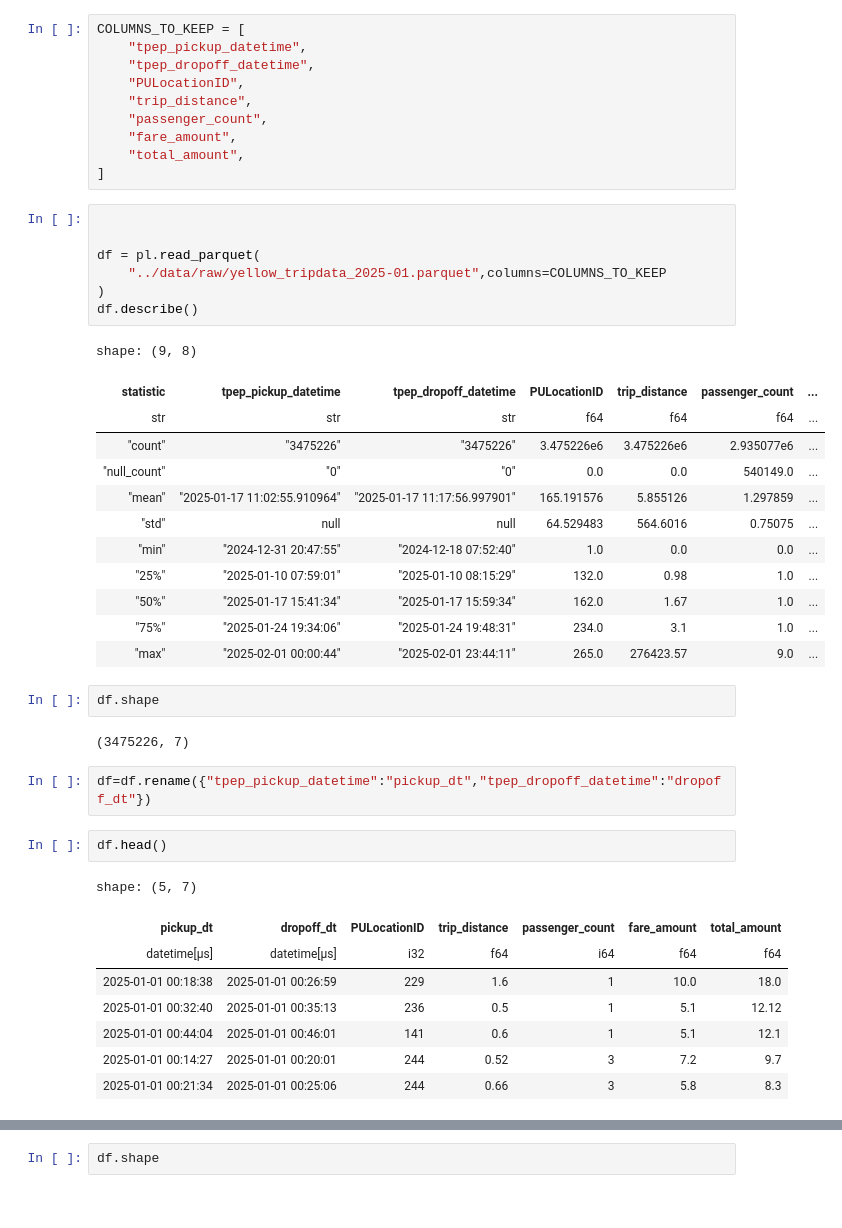
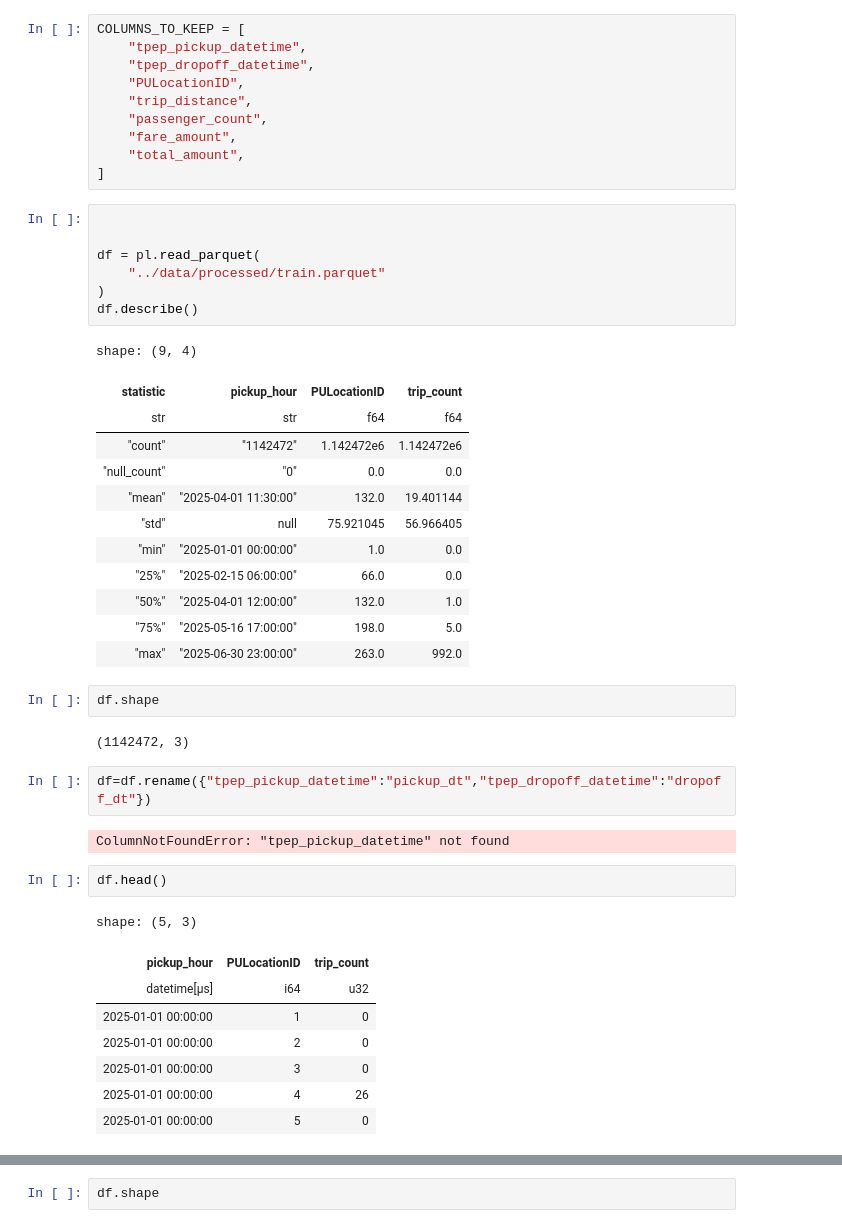
Before and after one commit to anjaneyajavvadi/Ride-Demand-Prediction-System, a Jupyter notebook: notebooks/v1.ipynb, the cells around one changed output, grey strips where cells are left out. Cells and saved outputs as stored; diff of their text form.

```diff
--- a/notebooks/v1.ipynb
+++ b/notebooks/v1.ipynb
@@ -13,40 +24,42 @@ COLUMNS_TO_KEEP = [
 # %%
 
 
 df = pl.read_parquet(
-    "../data/raw/yellow_tripdata_2025-01.parquet",columns=COLUMNS_TO_KEEP
+    "../data/processed/train.parquet"
 )
 df.describe()
 # %% [output]
-shape: (9, 8)
+shape: (9, 4)
-| statistic | tpep_pickup_datetime | tpep_dropoff_datetime | PULocationID | trip_distance | passenger_count | ... |
-| str | str | str | f64 | f64 | f64 | ... |
-| "count" | "3475226" | "3475226" | 3.475226e6 | 3.475226e6 | 2.935077e6 | ... |
-| "null_count" | "0" | "0" | 0.0 | 0.0 | 540149.0 | ... |
-| "mean" | "2025-01-17 11:02:55.910964" | "2025-01-17 11:17:56.997901" | 165.191576 | 5.855126 | 1.297859 | ... |
-| "std" | null | null | 64.529483 | 564.6016 | 0.75075 | ... |
-| "min" | "2024-12-31 20:47:55" | "2024-12-18 07:52:40" | 1.0 | 0.0 | 0.0 | ... |
-| "25%" | "2025-01-10 07:59:01" | "2025-01-10 08:15:29" | 132.0 | 0.98 | 1.0 | ... |
-| "50%" | "2025-01-17 15:41:34" | "2025-01-17 15:59:34" | 162.0 | 1.67 | 1.0 | ... |
-| "75%" | "2025-01-24 19:34:06" | "2025-01-24 19:48:31" | 234.0 | 3.1 | 1.0 | ... |
-| "max" | "2025-02-01 00:00:44" | "2025-02-01 23:44:11" | 265.0 | 276423.57 | 9.0 | ... |
+| statistic | pickup_hour | PULocationID | trip_count |
+| str | str | f64 | f64 |
+| "count" | "1142472" | 1.142472e6 | 1.142472e6 |
+| "null_count" | "0" | 0.0 | 0.0 |
+| "mean" | "2025-04-01 11:30:00" | 132.0 | 19.401144 |
+| "std" | null | 75.921045 | 56.966405 |
+| "min" | "2025-01-01 00:00:00" | 1.0 | 0.0 |
+| "25%" | "2025-02-15 06:00:00" | 66.0 | 0.0 |
+| "50%" | "2025-04-01 12:00:00" | 132.0 | 1.0 |
+| "75%" | "2025-05-16 17:00:00" | 198.0 | 5.0 |
+| "max" | "2025-06-30 23:00:00" | 263.0 | 992.0 |
 # %%
 df.shape
 # %% [output]
-(3475226, 7)
+(1142472, 3)
 # %%
 df=df.rename({"tpep_pickup_datetime":"pickup_dt","tpep_dropoff_datetime":"dropoff_dt"})
+# %% [output]
+ColumnNotFoundError: "tpep_pickup_datetime" not found
 # %%
 df.head()
 # %% [output]
-shape: (5, 7)
+shape: (5, 3)
-| pickup_dt | dropoff_dt | PULocationID | trip_distance | passenger_count | fare_amount | total_amount |
-| datetime[μs] | datetime[μs] | i32 | f64 | i64 | f64 | f64 |
-| 2025-01-01 00:18:38 | 2025-01-01 00:26:59 | 229 | 1.6 | 1 | 10.0 | 18.0 |
-| 2025-01-01 00:32:40 | 2025-01-01 00:35:13 | 236 | 0.5 | 1 | 5.1 | 12.12 |
-| 2025-01-01 00:44:04 | 2025-01-01 00:46:01 | 141 | 0.6 | 1 | 5.1 | 12.1 |
-| 2025-01-01 00:14:27 | 2025-01-01 00:20:01 | 244 | 0.52 | 3 | 7.2 | 9.7 |
-| 2025-01-01 00:21:34 | 2025-01-01 00:25:06 | 244 | 0.66 | 3 | 5.8 | 8.3 |
+| pickup_hour | PULocationID | trip_count |
+| datetime[μs] | i64 | u32 |
+| 2025-01-01 00:00:00 | 1 | 0 |
+| 2025-01-01 00:00:00 | 2 | 0 |
+| 2025-01-01 00:00:00 | 3 | 0 |
+| 2025-01-01 00:00:00 | 4 | 26 |
+| 2025-01-01 00:00:00 | 5 | 0 |
 # %%
 df.describe()
 # %% [output]
```
Also changed, not shown: parts of 36 cells of this notebook, 11 other files.
